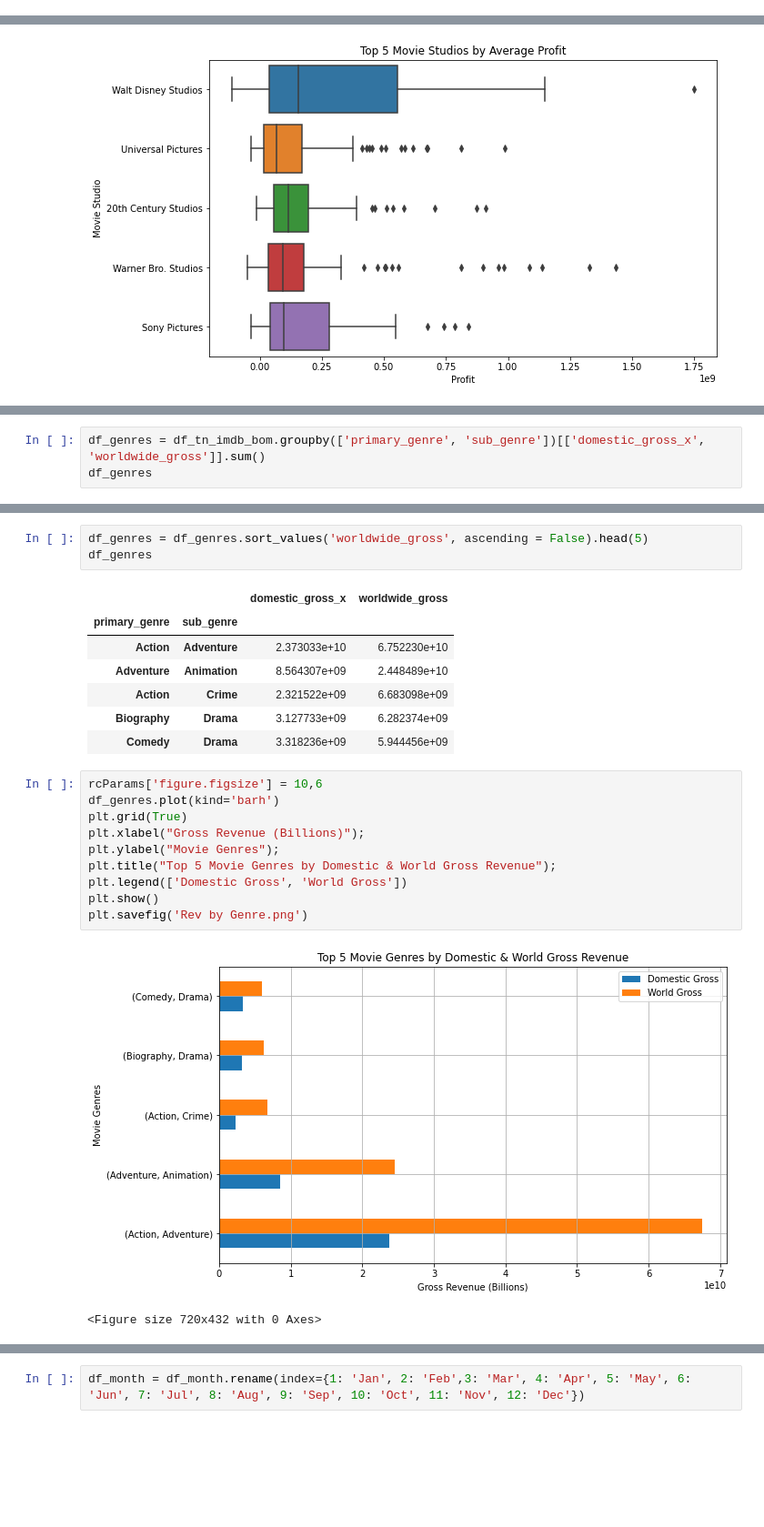
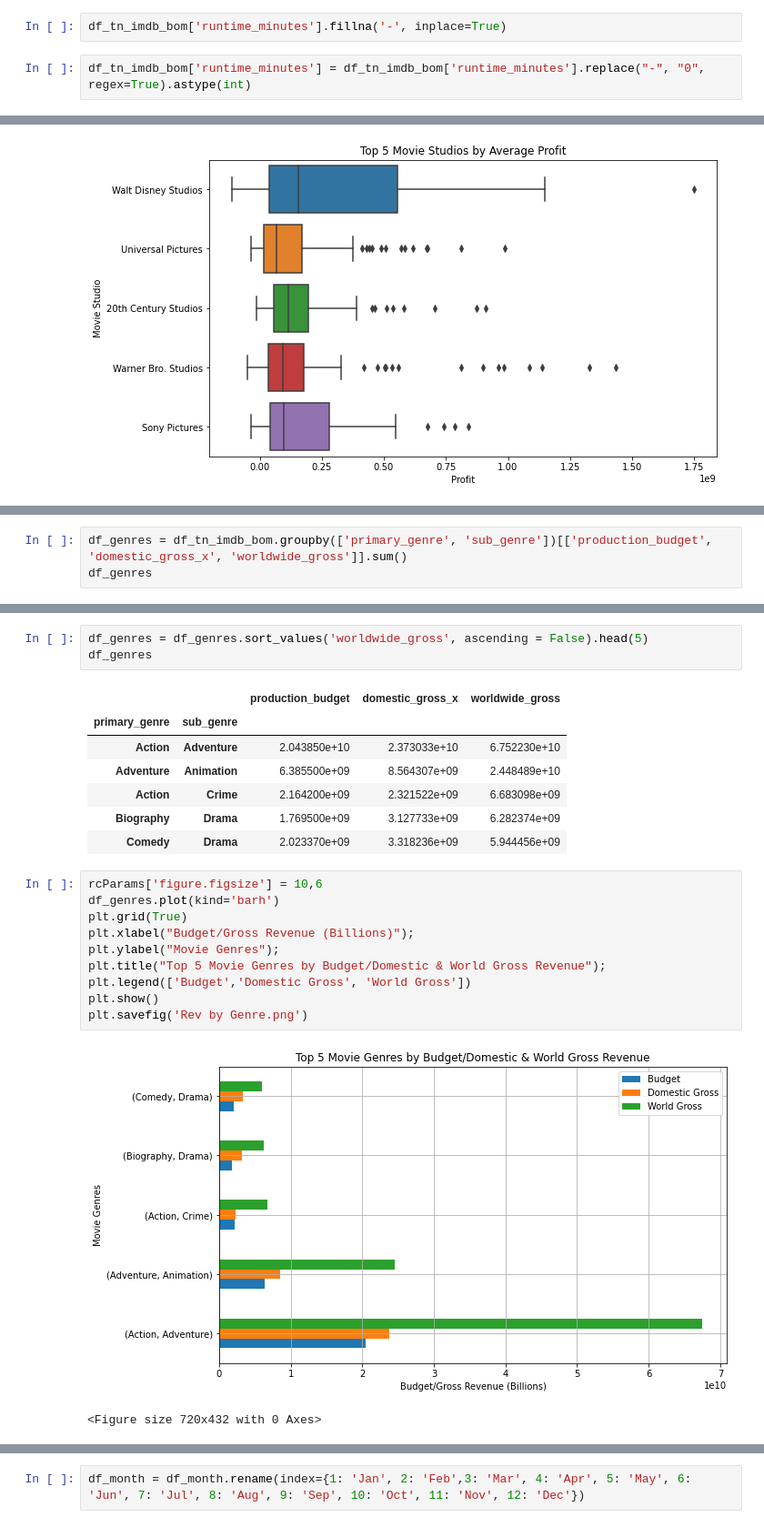
Before and after one commit to natberr/Project_One, a Jupyter notebook: Microsoft Movie Studio Project.ipynb, the cells around one changed output, grey strips where cells are left out. Shown at 91% size. Drawn from its saved outputs; the diff is of its cells as text; blank space fills up the shorter version.

```diff
--- a/Microsoft Movie Studio Project.ipynb
+++ b/Microsoft Movie Studio Project.ipynb
@@ -200,6 +217,10 @@ dtype: int64
 df_tn_imdb_bom['primary_genre'].fillna('-', inplace=True)
 # %%
 df_tn_imdb_bom['sub_genre'].fillna('-', inplace=True)
+# %%
+df_tn_imdb_bom['runtime_minutes'].fillna('-', inplace=True)
+# %%
+df_tn_imdb_bom['runtime_minutes'] = df_tn_imdb_bom['runtime_minutes'].replace("-", "0", regex=True).astype(int)
 # %%
 df_tn_imdb_bom.isnull().sum()
 # %% [output]
@@ -387,4 +434,4 @@ plt.savefig('Studio Profit.png')
 # %%
-df_genres = df_tn_imdb_bom.groupby(['primary_genre', 'sub_genre'])[['domestic_gross_x', 'worldwide_gross']].sum()
+df_genres = df_tn_imdb_bom.groupby(['primary_genre', 'sub_genre'])[['production_budget', 'domestic_gross_x', 'worldwide_gross']].sum()
 df_genres
 # %% [output]
@@ -406,23 +453,23 @@ df_genres
 df_genres = df_genres.sort_values('worldwide_gross', ascending = False).head(5)
 df_genres
 # %% [output]
-|  |  | domestic_gross_x | worldwide_gross |
-| primary_genre | sub_genre |  |  |
-| Action | Adventure | 2.373033e+10 | 6.752230e+10 |
-| Adventure | Animation | 8.564307e+09 | 2.448489e+10 |
-| Action | Crime | 2.321522e+09 | 6.683098e+09 |
-| Biography | Drama | 3.127733e+09 | 6.282374e+09 |
-| Comedy | Drama | 3.318236e+09 | 5.944456e+09 |
+|  |  | production_budget | domestic_gross_x | worldwide_gross |
+| primary_genre | sub_genre |  |  |  |
+| Action | Adventure | 2.043850e+10 | 2.373033e+10 | 6.752230e+10 |
+| Adventure | Animation | 6.385500e+09 | 8.564307e+09 | 2.448489e+10 |
+| Action | Crime | 2.164200e+09 | 2.321522e+09 | 6.683098e+09 |
+| Biography | Drama | 1.769500e+09 | 3.127733e+09 | 6.282374e+09 |
+| Comedy | Drama | 2.023370e+09 | 3.318236e+09 | 5.944456e+09 |
 # %%
 rcParams['figure.figsize'] = 10,6
 df_genres.plot(kind='barh')
 plt.grid(True)
-plt.xlabel("Gross Revenue (Billions)");
+plt.xlabel("Budget/Gross Revenue (Billions)");
 plt.ylabel("Movie Genres");
-plt.title("Top 5 Movie Genres by Domestic & World Gross Revenue");
-plt.legend(['Domestic Gross', 'World Gross'])
+plt.title("Top 5 Movie Genres by Budget/Domestic & World Gross Revenue");
+plt.legend(['Budget','Domestic Gross', 'World Gross'])
 plt.show()
 plt.savefig('Rev by Genre.png')
 # %% [output]
-[figure, old version]
+[figure, new version]
 <Figure size 720x432 with 0 Axes>
```
Also changed, not shown: parts of 40 cells of this notebook, 6 other files.
